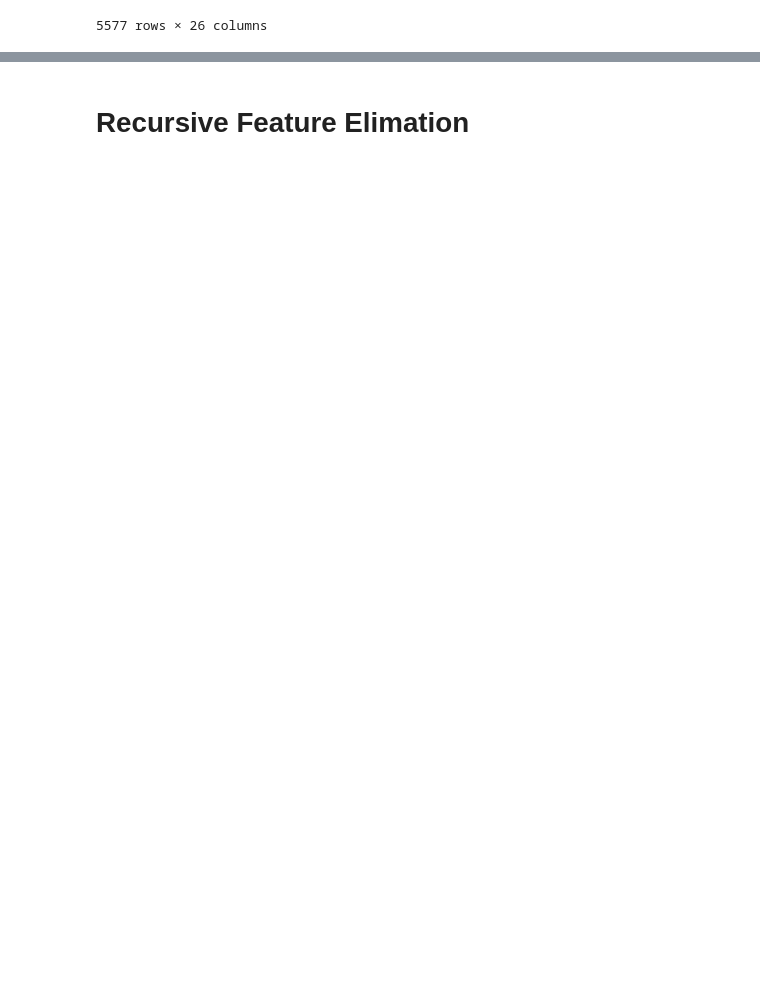
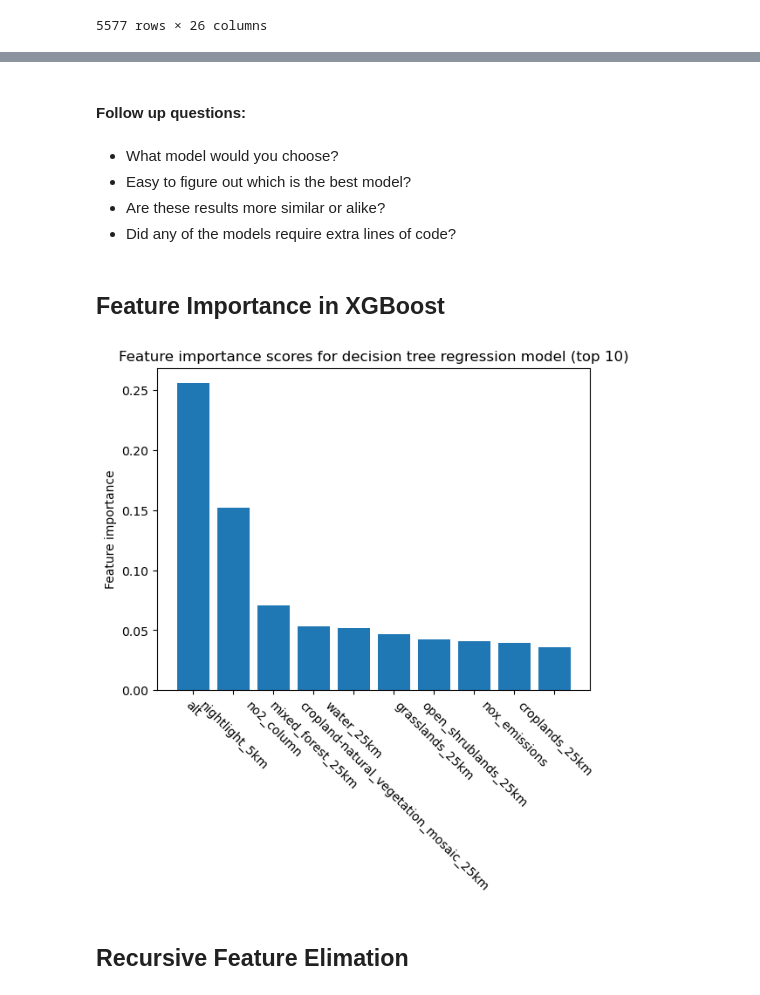
Before and after one commit to ThomasMGeo/intro_ML_NCAR, a Jupyter notebook: notebooks/EdEc_lesson4_trees.ipynb, the cells around one changed output, grey strips where cells are left out. Cells and saved outputs as stored; diff of their text form; code cells hidden in the pictures; blank space fills up the shorter version.

```diff
--- a/notebooks/EdEc_lesson4_trees.ipynb
+++ b/notebooks/EdEc_lesson4_trees.ipynb
@@ -303,2 +305,40 @@ plt.show()
+# %% [markdown]
+#### Follow up questions:
+# %% [markdown]
+- What model would you choose?
+- Easy to figure out which is the best model?
+- Are these results more similar or alike?
+- Did any of the models require extra lines of code?
+# %% [markdown]
+## Feature Importance in XGBoost
+# %%
+# Train a decision tree regression model
+# Train a decision tree regression model
+model = DecisionTreeRegressor()
+model.fit(X_train, y_train)
+
+# Calculate the feature importance scores
+feature_importances = model.feature_importances_
+
+# Sort the feature importance scores in order of importance
+sorted_feature_importances = np.argsort(feature_importances)[::-1]
+
+# Get the feature names
+feature_names = df_floats.columns
+
+# Slice the feature names and feature importance scores to the top 10 elements
+top_10_feature_names = feature_names[sorted_feature_importances[:10]]
+top_10_feature_importances = feature_importances[sorted_feature_importances[:10]]
+
+# Plot the feature importance scores for the top 10 features
+plt.bar(top_10_feature_names, top_10_feature_importances)
+plt.ylabel("Feature importance")
+plt.title("Feature importance scores for decision tree regression model (top 10)")
+
+plt.xticks(rotation=-45, x=np.arange(len(top_10_feature_names)) + 1.75)
+
+plt.show()
+# %% [output]
+[figure, added]
 # %% [markdown]
-# Recursive Feature Elimation
+## Recursive Feature Elimation
```
Also changed, not shown: parts of 10 cells of this notebook.
